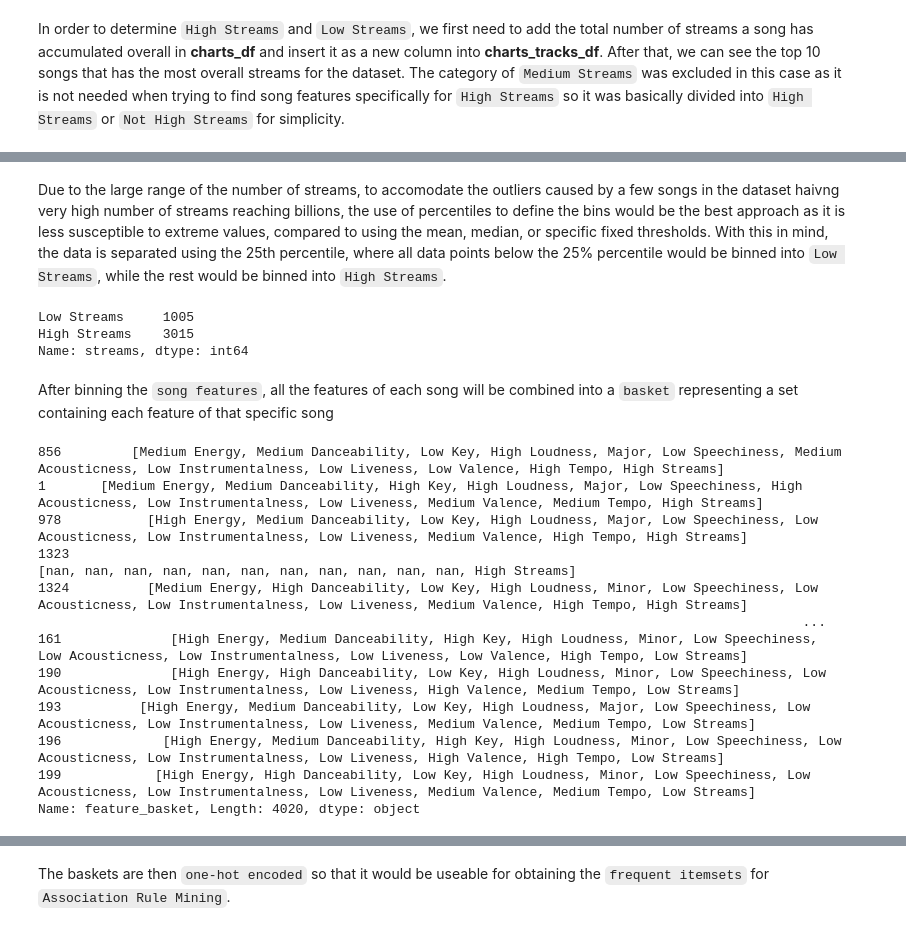
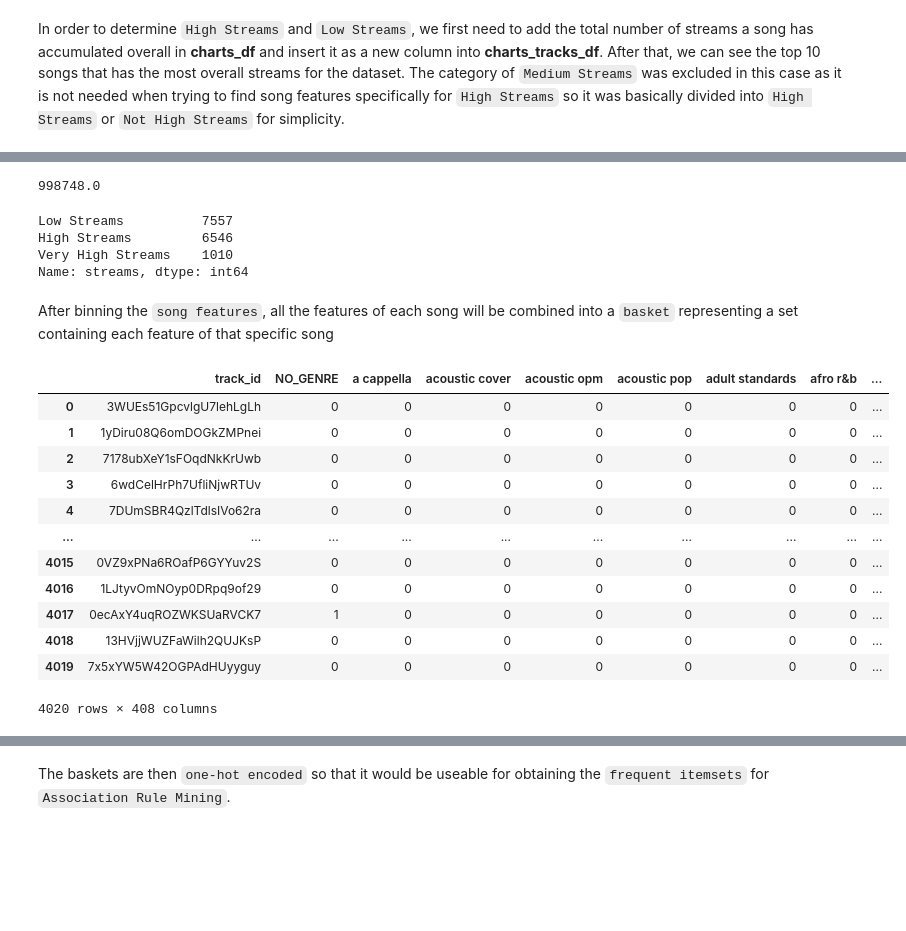
Before and after one commit to ADichoso/CSMODEL-Project-XX22-G1, a Jupyter notebook: SpotifyDataset.ipynb, the cells around one changed output, grey strips where cells are left out. Saved outputs shown, nothing was run; the diff lists cells and outputs as text; code cells hidden in the pictures; blank space fills up the shorter version.

```diff
--- a/SpotifyDataset.ipynb
+++ b/SpotifyDataset.ipynb
@@ -1755,18 +1747,25 @@ max      1.934032e+08
 Name: streams, dtype: float64
-# %% [markdown]
-Due to the large range of the number of streams, to accomodate the outliers caused by a few songs in the dataset haivng very high number of streams reaching billions, the use of percentiles to define the bins would be the best approach as it is less susceptible to extreme values, compared to using the mean, median, or specific fixed thresholds. With this in mind, the data is separated using the 25th percentile, where all data points below the 25% percentile would be binned into `Low Streams`, while the rest would be binned into `High Streams`.
+# %%
+streams.median()
+# %% [output]
+998748.0
 # %%
 def split_into_quartiles(streams):
     #Array with [min_val, Q1, Q3, max_val]
     min_val = streams.min()
     max_val = streams.max()
+    Q3 = np.percentile(streams, 75)
+    Q1 = np.percentile(streams, 25)
+    IQR = Q3 - Q1
+    intervals = [min_val, np.percentile(streams, 50), Q3 + (1.5 * IQR), max_val]
+    #intervals = [min_val, Q1, Q3 + (1.5 * IQR), max_val]
+    return intervals
 
-    #intervals = [min_val, np.percentile(streams, 25), np.percentile(streams, 75), max_val]
-    intervals = [min_val, np.percentile(streams, 25), max_val]
-    return intervals
-streams_split = pd.cut(streams,split_into_quartiles(streams), include_lowest=True, labels=["Low Streams", "High Streams"])
-streams_split.value_counts().sort_index()
+streams_split = pd.cut(streams, split_into_quartiles(streams), include_lowest=True, labels=["Low Streams", "High Streams", "Very High Streams"])
+
+print(streams_split.value_counts().sort_index())
 # %% [output]
-Low Streams     1005
-High Streams    3015
+Low Streams          7557
+High Streams         6546
+Very High Streams    1010
 Name: streams, dtype: int64
@@ -1773,20 +1787,26 @@ Name: streams, dtype: int64
 # %% [markdown]
 After binning the `song features`, all the features of each song will be combined into a `basket` representing a set containing each feature of that specific song
+# %%
+genres_df = genres_total_streams_df.drop(['streams', 'normalized_streams'], axis=1)
+# %% [output]
+|  | track_id | NO_GENRE | a cappella | acoustic cover | acoustic opm | acoustic pop | adult standards | afro r&b | ... |
+| 0 | 3WUEs51GpcvlgU7lehLgLh | 0 | 0 | 0 | 0 | 0 | 0 | 0 | ... |
+| 1 | 1yDiru08Q6omDOGkZMPnei | 0 | 0 | 0 | 0 | 0 | 0 | 0 | ... |
+| 2 | 7178ubXeY1sFOqdNkKrUwb | 0 | 0 | 0 | 0 | 0 | 0 | 0 | ... |
+| 3 | 6wdCelHrPh7UfliNjwRTUv | 0 | 0 | 0 | 0 | 0 | 0 | 0 | ... |
+| 4 | 7DUmSBR4QzlTdlsIVo62ra | 0 | 0 | 0 | 0 | 0 | 0 | 0 | ... |
+| ... | ... | ... | ... | ... | ... | ... | ... | ... | ... |
+| 4015 | 0VZ9xPNa6ROafP6GYYuv2S | 0 | 0 | 0 | 0 | 0 | 0 | 0 | ... |
+| 4016 | 1LJtyvOmNOyp0DRpq9of29 | 0 | 0 | 0 | 0 | 0 | 0 | 0 | ... |
+| 4017 | 0ecAxY4uqROZWKSUaRVCK7 | 1 | 0 | 0 | 0 | 0 | 0 | 0 | ... |
+| 4018 | 13HVjjWUZFaWilh2QUJKsP | 0 | 0 | 0 | 0 | 0 | 0 | 0 | ... |
+| 4019 | 7x5xYW5W42OGPAdHUyyguy | 0 | 0 | 0 | 0 | 0 | 0 | 0 | ... |
+4020 rows × 408 columns
 # %%
 #Basket Creation
+song_features = ['month', 'energy', 'danceability', 'key', 'loudness', 'mode', 'speechiness', 'acousticness', 'instrumentalness', 'liveness', 'valence', 'tempo', 'streams']
+
 pd.set_option('display.max_colwidth', None)
-charts_tracks_df_copy['feature_basket'] = charts_tracks_df_copy[['energy', 'danceability', 'key', 'loudness', 'mode', 'speechiness', 'acousticness', 'instrumentalness', 'liveness', 'valence', 'tempo', 'streams']].values.tolist()
-charts_tracks_df_copy['feature_basket']
+charts_tracks_df_per_month_copy['feature_basket'] = charts_tracks_df_per_month_copy[song_features].values.tolist()
+charts_tracks_df_per_month_with_genres = pd.merge(charts_tracks_df_per_month_copy, genres_artists_df, on='artist_id')
+charts_tracks_df_per_month_with_genres["feature_basket"] = charts_tracks_df_per_month_with_genres["feature_basket"] + charts_tracks_df_per_month_with_genres["genres"].apply(lambda x: x[1:-1].translate({ord("'"): None}).split(','))
-# %% [output]
-856         [Medium Energy, Medium Danceability, Low Key, High Loudness, Major, Low Speechiness, Medium Acousticness, Low Instrumentalness, Low Liveness, Low Valence, High Tempo, High Streams]
-1       [Medium Energy, Medium Danceability, High Key, High Loudness, Major, Low Speechiness, High Acousticness, Low Instrumentalness, Low Liveness, Medium Valence, Medium Tempo, High Streams]
-978           [High Energy, Medium Danceability, Low Key, High Loudness, Major, Low Speechiness, Low Acousticness, Low Instrumentalness, Low Liveness, Medium Valence, High Tempo, High Streams]
-1323                                                                                                                       [nan, nan, nan, nan, nan, nan, nan, nan, nan, nan, nan, High Streams]
-1324          [Medium Energy, High Danceability, Low Key, High Loudness, Minor, Low Speechiness, Low Acousticness, Low Instrumentalness, Low Liveness, Medium Valence, High Tempo, High Streams]
-                                                                                                  ...
-161              [High Energy, Medium Danceability, High Key, High Loudness, Minor, Low Speechiness, Low Acousticness, Low Instrumentalness, Low Liveness, Low Valence, High Tempo, Low Streams]
-190              [High Energy, High Danceability, Low Key, High Loudness, Minor, Low Speechiness, Low Acousticness, Low Instrumentalness, Low Liveness, High Valence, Medium Tempo, Low Streams]
-193          [High Energy, Medium Danceability, Low Key, High Loudness, Major, Low Speechiness, Low Acousticness, Low Instrumentalness, Low Liveness, Medium Valence, Medium Tempo, Low Streams]
-196             [High Energy, Medium Danceability, High Key, High Loudness, Minor, Low Speechiness, Low Acousticness, Low Instrumentalness, Low Liveness, High Valence, High Tempo, Low Streams]
-199            [High Energy, High Danceability, Low Key, High Loudness, Minor, Low Speechiness, Low Acousticness, Low Instrumentalness, Low Liveness, Medium Valence, Medium Tempo, Low Streams]
-Name: feature_basket, Length: 4020, dtype: object
```
Also changed, not shown: parts of 20 cells of this notebook.
